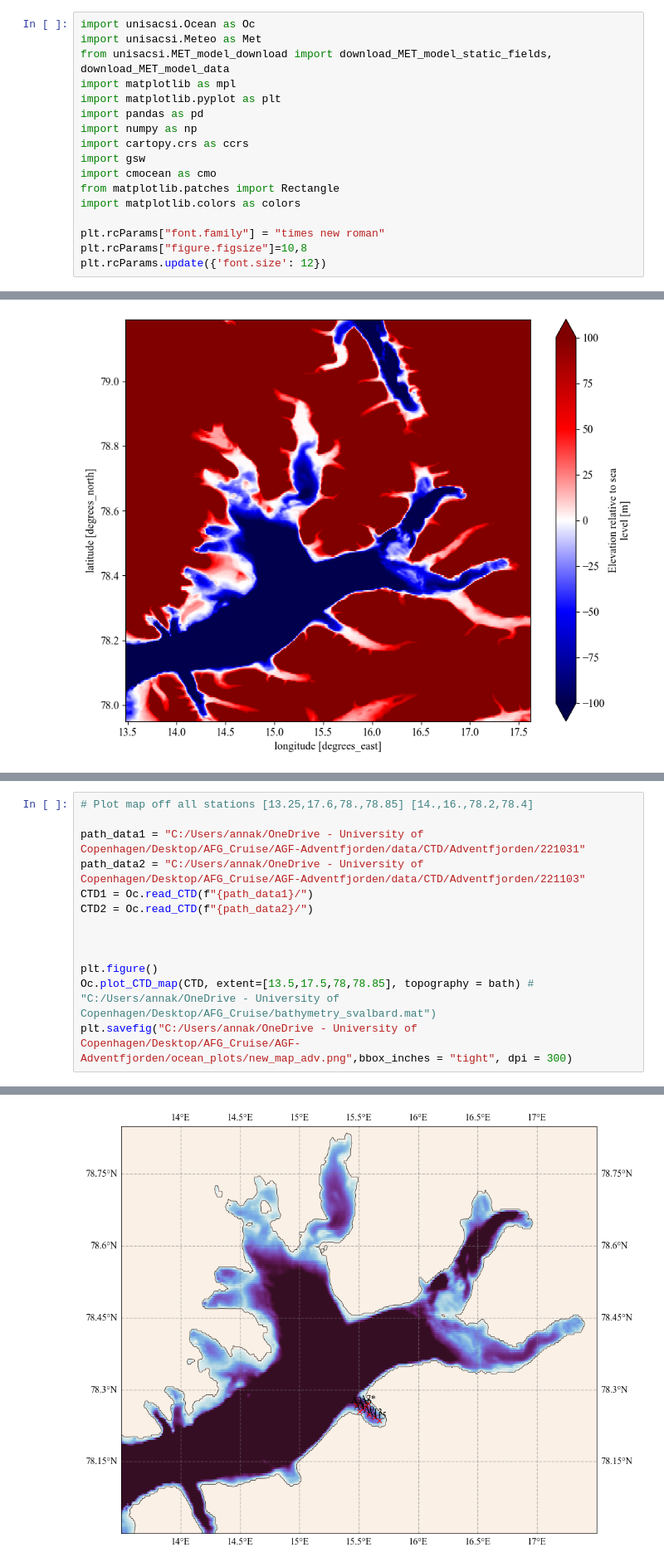
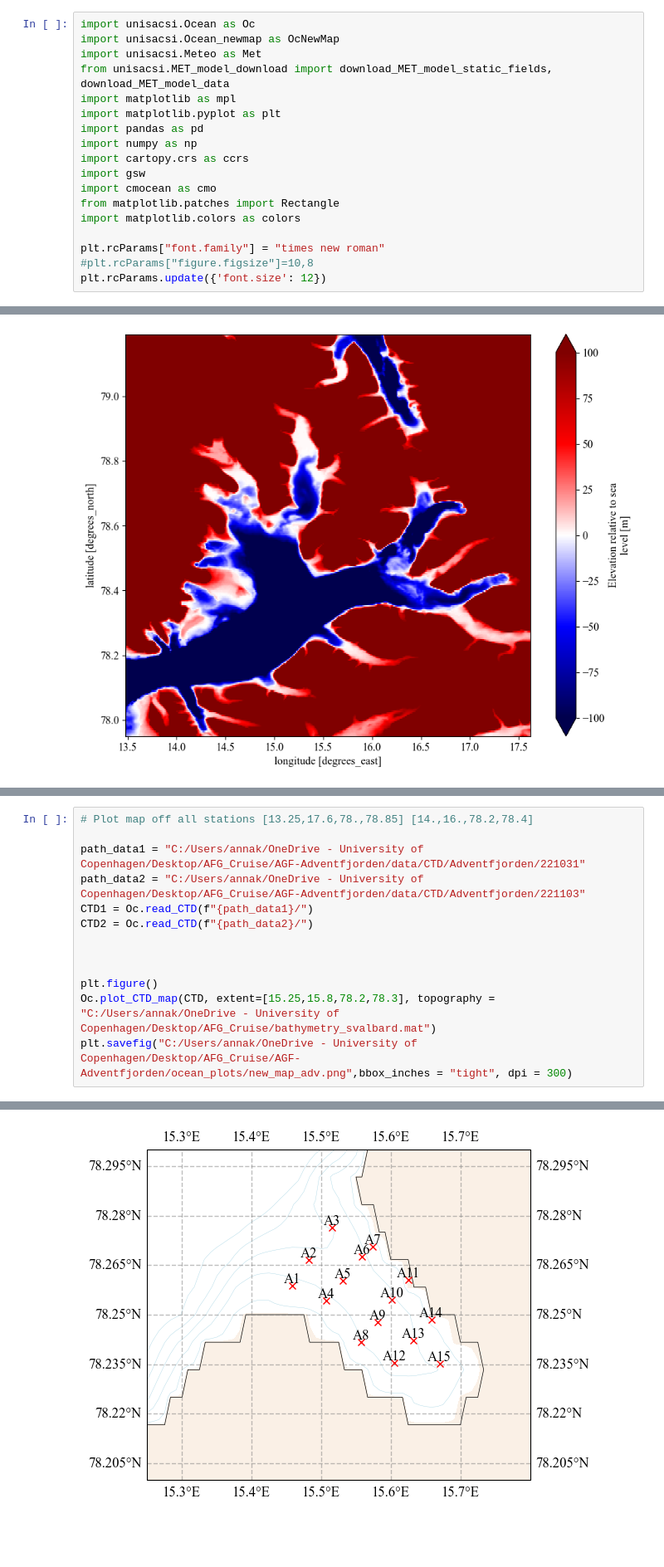
Before and after one commit to alpsjur/AGF-Adventfjorden, a Jupyter notebook: code/notebooks/Adventfjorden.ipynb, the cells around one changed output, grey strips where cells are left out. Shown: that part at 83% size. Cells and saved outputs as stored; diff of their text form; blank space fills up the shorter version.

Commit message:
Update plots

```diff
--- a/code/notebooks/Adventfjorden.ipynb
+++ b/code/notebooks/Adventfjorden.ipynb
@@ -6,6 +6,7 @@ This notebook contains a set of example scripts showing how the functions of the
 #### Importing packages, setting paths, ...
 # %%
 import unisacsi.Ocean as Oc
+import unisacsi.Ocean_newmap as OcNewMap
 import unisacsi.Meteo as Met
 from unisacsi.MET_model_download import download_MET_model_static_fields, download_MET_model_data
 import matplotlib as mpl
@@ -19,7 +20,7 @@ from matplotlib.patches import Rectangle
 import matplotlib.colors as colors
 
 plt.rcParams["font.family"] = "times new roman"
-plt.rcParams["figure.figsize"]=10,8
+#plt.rcParams["figure.figsize"]=10,8
 plt.rcParams.update({'font.size': 12})
 # %%
 def TSdiagram(ax,Svals,Tvals,levels): #,month):
@@ -102,6 +105,6 @@ CTD2 = Oc.read_CTD(f"{path_data2}/")
 
 
 plt.figure()
-Oc.plot_CTD_map(CTD, extent=[13.5,17.5,78,78.85], topography = bath) # "C:/Users/annak/OneDrive - University of Copenhagen/Desktop/AFG_Cruise/bathymetry_svalbard.mat")
+Oc.plot_CTD_map(CTD, extent=[15.25,15.8,78.2,78.3], topography = "C:/Users/annak/OneDrive - University of Copenhagen/Desktop/AFG_Cruise/bathymetry_svalbard.mat")
 plt.savefig("C:/Users/annak/OneDrive - University of Copenhagen/Desktop/AFG_Cruise/AGF-Adventfjorden/ocean_plots/new_map_adv.png",bbox_inches = "tight", dpi = 300)
 # %% [output]
@@ -109,4 +112,4 @@ None
-[figure, old version]
+[figure, new version]
 # %%
 # CROSS SECTIONS ADVENTFJORDEN
 # adv_outer = []
```
Also changed, not shown: parts of 10 cells of this notebook, 13 other files.
